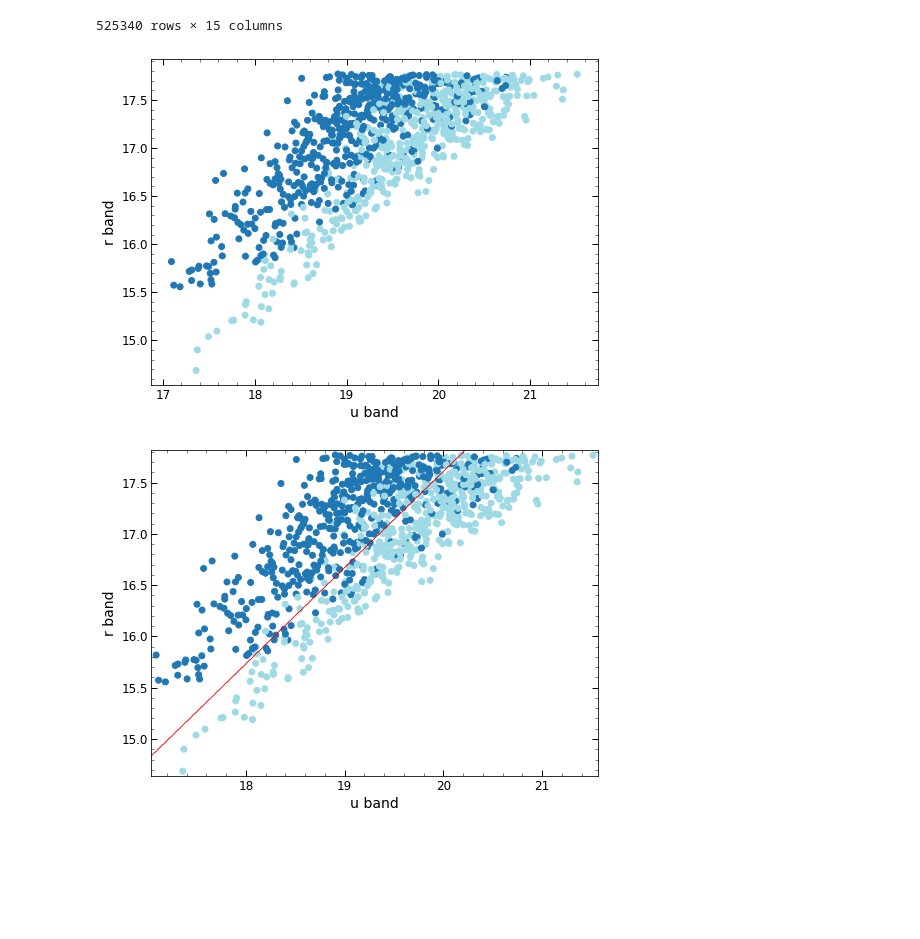
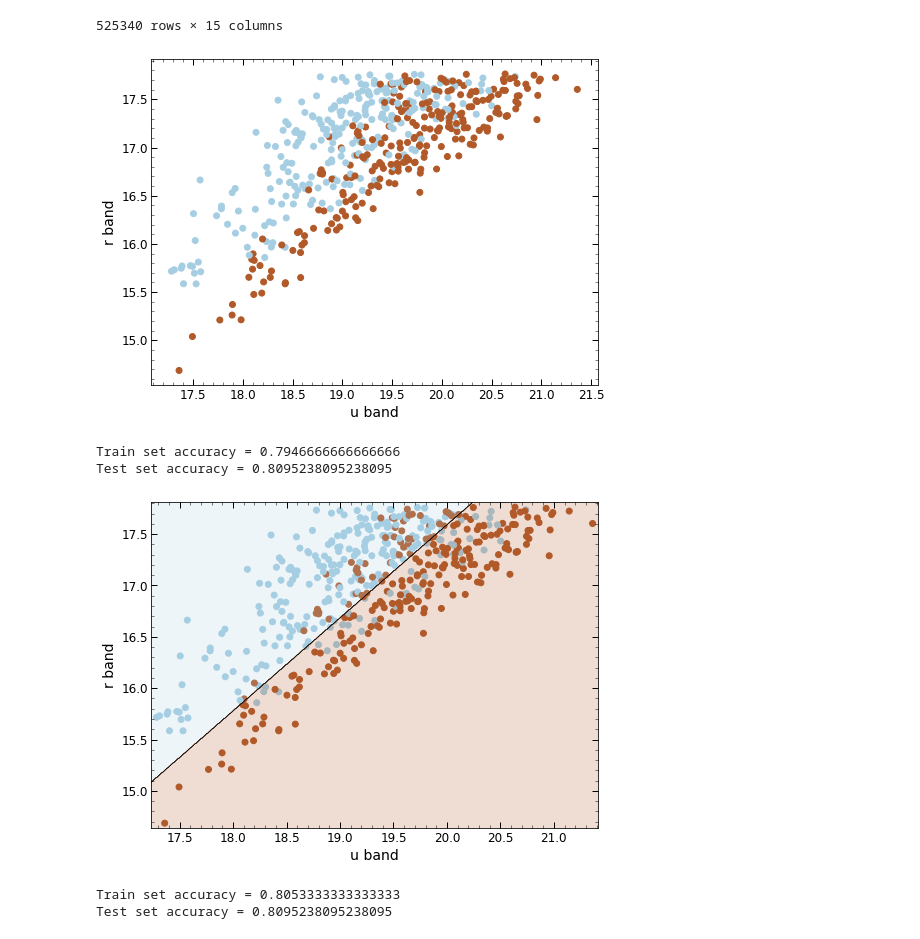
Before and after one commit to supakarn-t/Classify-Galaxy-by-SVM, a Jupyter notebook: SDSS_DR16_SVM.ipynb, the cells around one changed output. Saved outputs shown, nothing was run; the diff lists cells and outputs as text; code cells hidden in the pictures; blank space fills up the shorter version.

```diff
--- a/SDSS_DR16_SVM.ipynb
+++ b/SDSS_DR16_SVM.ipynb
@@ -28,12 +28,12 @@ df
 525340 rows × 15 columns
 # %%
 rs = df.loc[:, 'z']
-Types = df.loc[0:1000, 'Types']
+Types = df.loc[0:500, 'Types']
 types = Types.apply(lambda v: v.replace(
     'elliptical', '1').replace('spiral', '0')).astype(int)
 fd = df.loc[:, 'fracDeV_r']
 
-X = np.array(df.loc[0:1000, 'petroMag_u':'petroMag_z'])
+X = np.array(df.loc[0:500, 'petroMag_u':'petroMag_z'])
 # u, g, r, i, z band 0, 1, 2, 3, 4
 ug = X[:, [0, 1]]
 ur = X[:, [0, 2]]
@@ -46,16 +46,11 @@ ri = X[:, [2, 3]]
 rz = X[:, [2, 4]]
 iz = X[:, [3, 4]]
 y = np.array(types)
+
+cmap = 'Paired'
 # %%
-plt.figure(figsize=(8, 6), facecolor='none')  # size กราฟ & สีข้างนอก
-# xlim = [16.5, 22.5]  # ขอบเขตของแกน
-# xticks = np.linspace(17, 22, 6)  # ขอบเขตของแกนที่โชว์
-# ylim = [14.5, 18]
-# yticks = np.linspace(14.5, 18, 8)
-# plt.gca(xlim=xlim, xticks=xticks, ylim=ylim, yticks=yticks)
-
-# scatter=กราฟกระจาย , c=การเปลี่ยนสีของจุด , alpha=ความจางของจุด , s=ขนาดของจุด
-plt.scatter(ur[:, 0], ur[:, 1], c=y, cmap='tab20')
+plt.figure(figsize=(8, 6), facecolor='none')
+plt.scatter(ur[:, 0], ur[:, 1], c=y, cmap=cmap)
 
 plt.xlabel('u band', fontsize='14')
 plt.ylabel('r band', fontsize='14')
@@ -65,14 +60,14 @@ plt.tick_params(which='both', labelsize='12',
 plt.tick_params(which='major',  length=6, width=1)
 plt.tick_params(which='minor',  length=3, width=0.5)
 # %% [output]
-[figure, old version]
+[figure, new version]
 # %%
 X_train, X_test, y_train, y_test = train_test_split(ur, y, random_state=42)
 
 # Model 1: Linear SVC version
 # Create a pipeline
 clf_linSVC = Pipeline([
-    ("linear_svc", LinearSVC(C=10000, loss="hinge", max_iter=1000000000))
+    ("linear_svc", LinearSVC(C=1000, loss="hinge", max_iter=100000000))
 ])
 
 # Train the model
@@ -81,32 +76,50 @@ clf_linSVC.fit(X_train, y_train)
 # Evaluate the model's accuracy
 print("Train set accuracy = " + str(clf_linSVC.score(X_train, y_train)))
 print("Test set accuracy = " + str(clf_linSVC.score(X_test, y_test)))
+# %% [output]
+Train set accuracy = 0.7946666666666666
+Test set accuracy = 0.8095238095238095
 # %%
 # Plot the decision boundaries
-def plot_decision_boundary(clf, ur, y):
+def plot_decision_boundary(clf, X, y):
     h = 0.005  # Boundary lines' resolution
-    x_min, x_max = ur[:, 0].min() - 10*h, ur[:, 0].max() + 10*h
-    y_min, y_max = ur[:, 1].min() - 10*h, ur[:, 1].max() + 10*h
+    x_min, x_max = X[:, 0].min() - 10*h, X[:, 0].max() + 10*h
+    y_min, y_max = X[:, 1].min() - 10*h, X[:, 1].max() + 10*h
     xx, yy = np.meshgrid(np.arange(x_min, x_max, h),
                          np.arange(y_min, y_max, h))
-    Z = clf.predict(np.c_[xx.ravel(), yy.ravel()])
-    Z = Z.reshape(xx.shape)
+    Z = clf.predict(np.c_[xx.ravel(), yy.ravel()]).reshape(xx.shape)
 
     plt.figure(figsize=(8, 6))
-    plt.scatter(ur[:, 0], ur[:, 1], c=y, cmap='tab20')  # Data points
+    plt.scatter(X[:, 0], X[:, 1], c=y, cmap=cmap)  # Data points
 
-    # plt.contourf(xx, yy, Z, cmap=cmap, alpha=0.25)  # Background
-    plt.contour(xx, yy, Z, colors='r', linewidths=0.2)  # Boundary lines
+    plt.contourf(xx, yy, Z, cmap=cmap, alpha=0.2)  # Background
+    plt.contour(xx, yy, Z, colors='k', linewidths=0.2)  # Boundary lines
 
     plt.xlabel('u band', fontsize='14')
     plt.ylabel('r band', fontsize='14')
     plt.minorticks_on()
     plt.tick_params(which='both', labelsize='12',
                     direction='in', top='1', right='1')
     plt.tick_params(which='major',  length=6, width=1)
     plt.tick_params(which='minor',  length=3, width=0.5)
 
 
 plot_decision_boundary(clf_linSVC, ur, y)
 # %% [output]
-[figure, old version]
+[figure, new version]
+# %%
+# Model 2: RBF Kernel version
+# Create a pipeline
+clf_rbfSVC = Pipeline([
+    ("linear_svc", SVC(kernel="rbf", C=50, gamma=2, max_iter=10000))
+])
+
+# Train the model
+clf_rbfSVC.fit(X_train, y_train)
+
+# Evaluate the model's accuracy
+print("Train set accuracy = " + str(clf_rbfSVC.score(X_train, y_train)))
+print("Test set accuracy = " + str(clf_rbfSVC.score(X_test, y_test)))
+# %% [output]
+Train set accuracy = 0.8053333333333333
+Test set accuracy = 0.8095238095238095
```
Also changed, not shown: parts of 3 cells of this notebook.
